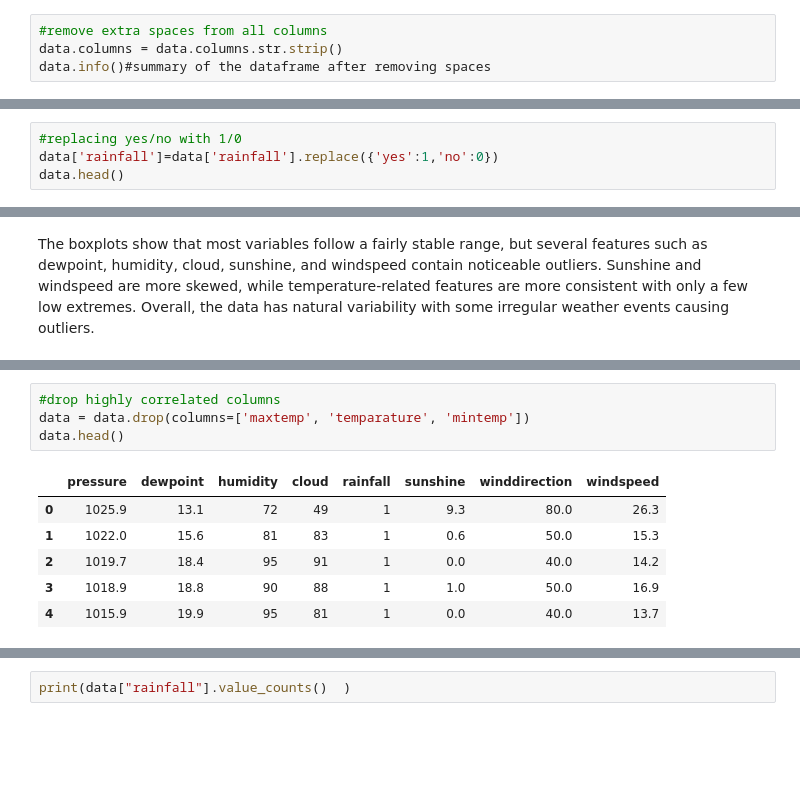
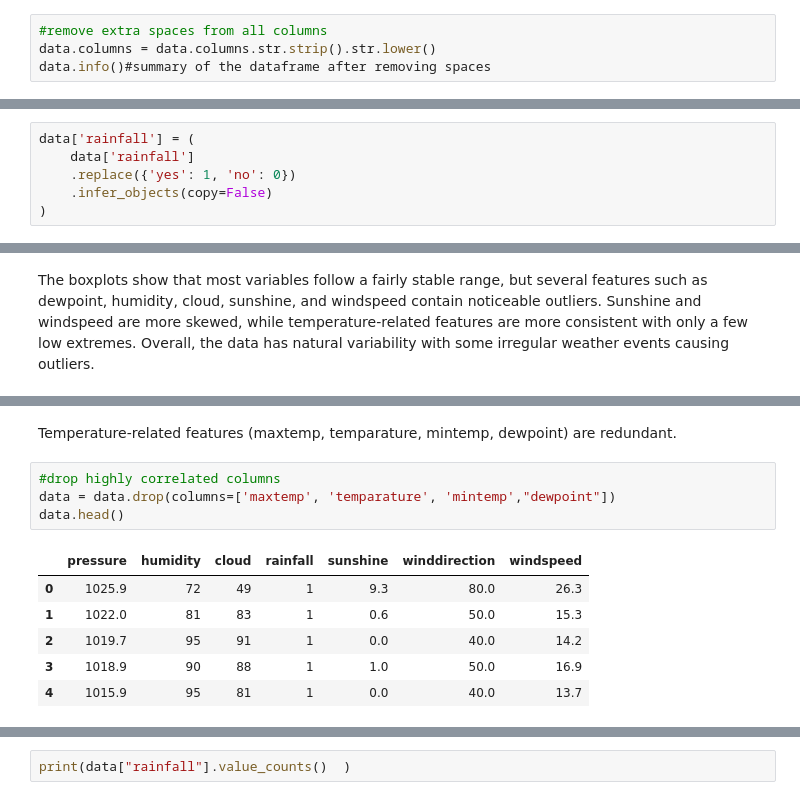
Before and after one commit to malsha91/Rainfall-Prediction, a Jupyter notebook: Rainfall.ipynb, the cells around one changed output, grey strips where cells are left out. Saved outputs shown, nothing was run; the diff lists cells and outputs as text; blank space fills up the shorter version.

```diff
--- a/Rainfall.ipynb
+++ b/Rainfall.ipynb
@@ -65,6 +73,6 @@ array([ 1,  2,  3,  4,  5,  6,  7,  8,  9, 10, 11, 12, 13, 14, 15, 16, 17,
 # %%
 #remove extra spaces from all columns
-data.columns = data.columns.str.strip()
+data.columns = data.columns.str.strip().str.lower()
 data.info()#summary of the dataframe after removing spaces
 # %% [output]
 <class 'pandas.core.frame.DataFrame'>
@@ -164,6 +178,8 @@ data['rainfall'].unique()
 # %% [output]
 array(['yes', 'no'], dtype=object)
 # %%
-#replacing yes/no with 1/0
-data['rainfall']=data['rainfall'].replace({'yes':1,'no':0})
-data.head()
+data['rainfall'] = (
+    data['rainfall']
+    .replace({'yes': 1, 'no': 0})
+    .infer_objects(copy=False)
+)
@@ -272,11 +362,13 @@ The boxplots show that most variables follow a fairly stable range, but several
+# %% [markdown]
+Temperature-related features (maxtemp, temparature, mintemp, dewpoint) are redundant.
 # %%
 #drop highly correlated columns
-data = data.drop(columns=['maxtemp', 'temparature', 'mintemp'])
+data = data.drop(columns=['maxtemp', 'temparature', 'mintemp',"dewpoint"])
 data.head()
 # %% [output]
-|  | pressure | dewpoint | humidity | cloud | rainfall | sunshine | winddirection | windspeed |
-| 0 | 1025.9 | 13.1 | 72 | 49 | 1 | 9.3 | 80.0 | 26.3 |
-| 1 | 1022.0 | 15.6 | 81 | 83 | 1 | 0.6 | 50.0 | 15.3 |
-| 2 | 1019.7 | 18.4 | 95 | 91 | 1 | 0.0 | 40.0 | 14.2 |
-| 3 | 1018.9 | 18.8 | 90 | 88 | 1 | 1.0 | 50.0 | 16.9 |
-| 4 | 1015.9 | 19.9 | 95 | 81 | 1 | 0.0 | 40.0 | 13.7 |
+|  | pressure | humidity | cloud | rainfall | sunshine | winddirection | windspeed |
+| 0 | 1025.9 | 72 | 49 | 1 | 9.3 | 80.0 | 26.3 |
+| 1 | 1022.0 | 81 | 83 | 1 | 0.6 | 50.0 | 15.3 |
+| 2 | 1019.7 | 95 | 91 | 1 | 0.0 | 40.0 | 14.2 |
+| 3 | 1018.9 | 90 | 88 | 1 | 1.0 | 50.0 | 16.9 |
+| 4 | 1015.9 | 95 | 81 | 1 | 0.0 | 40.0 | 13.7 |
```
Also changed, not shown: parts of 55 cells of this notebook, 2 other files.
